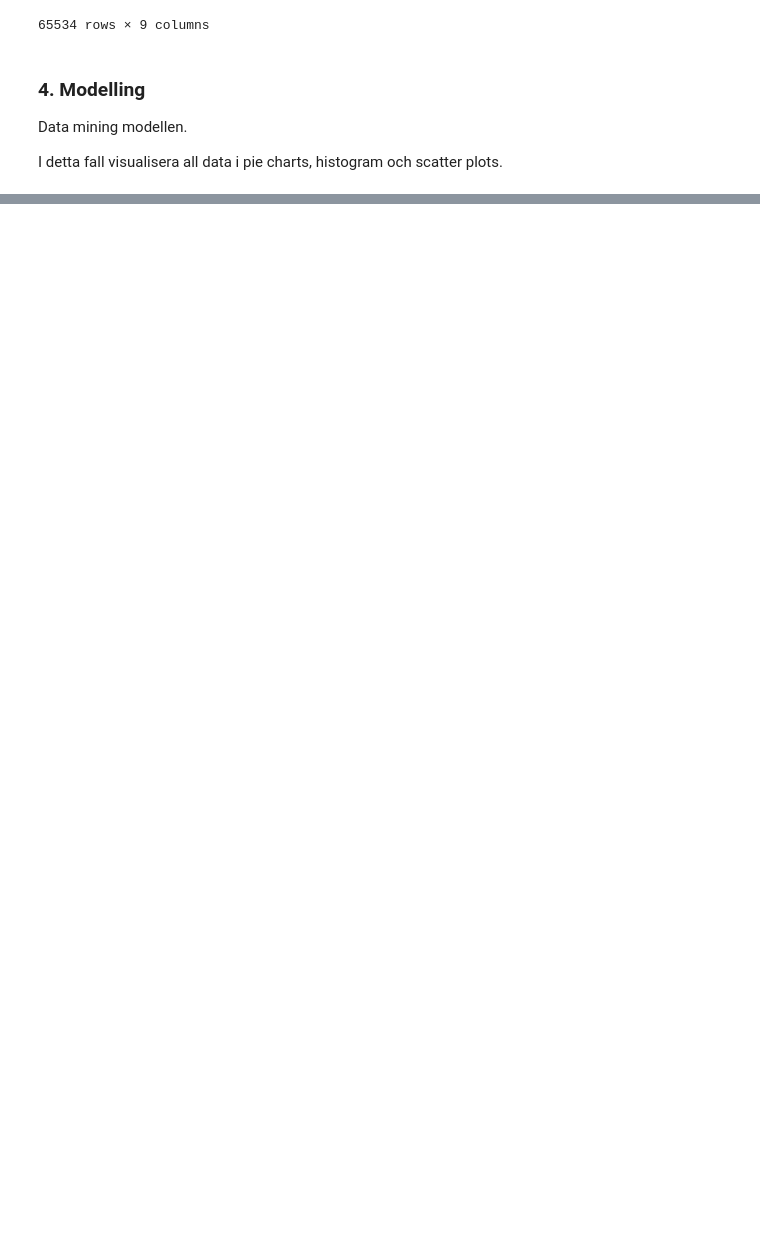
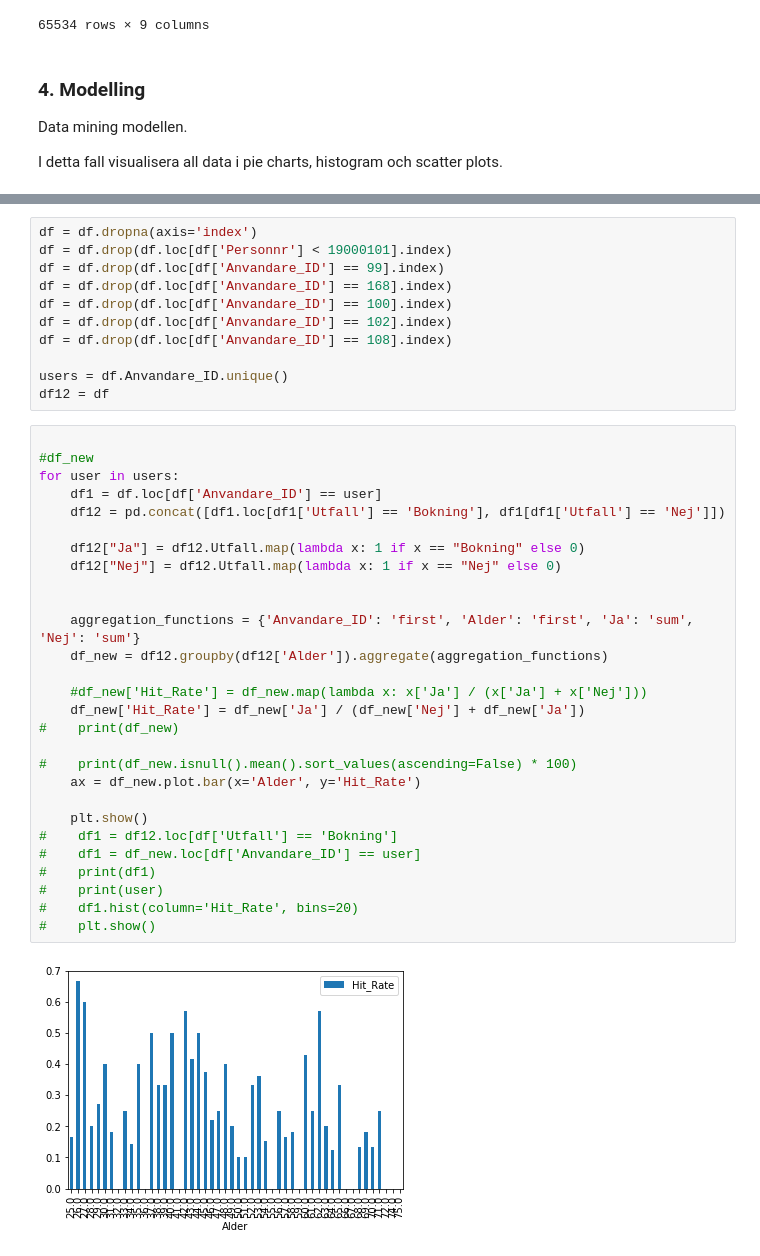
Before and after one commit to thejool/c-uppsats, a Jupyter notebook: Iteration1.ipynb, the cells around one changed output, grey strips where cells are left out. Drawn from its saved outputs; the diff is of its cells as text; blank space fills up the shorter version.

```diff
--- a/Iteration1.ipynb
+++ b/Iteration1.ipynb
@@ -133,0 +196,41 @@ Name: Postadress_ort, Length: 96, dtype: int64
+# %%
+df = df.dropna(axis='index')
+df = df.drop(df.loc[df['Personnr'] < 19000101].index)
+df = df.drop(df.loc[df['Anvandare_ID'] == 99].index)
+df = df.drop(df.loc[df['Anvandare_ID'] == 168].index)
+df = df.drop(df.loc[df['Anvandare_ID'] == 100].index)
+df = df.drop(df.loc[df['Anvandare_ID'] == 102].index)
+df = df.drop(df.loc[df['Anvandare_ID'] == 108].index)
+
+users = df.Anvandare_ID.unique()
+df12 = df
+# %%
+
+#df_new
+for user in users:
+    df1 = df.loc[df['Anvandare_ID'] == user]
+    df12 = pd.concat([df1.loc[df1['Utfall'] == 'Bokning'], df1[df1['Utfall'] == 'Nej']])
+
+    df12["Ja"] = df12.Utfall.map(lambda x: 1 if x == "Bokning" else 0)
+    df12["Nej"] = df12.Utfall.map(lambda x: 1 if x == "Nej" else 0)
+
+
+    aggregation_functions = {'Anvandare_ID': 'first', 'Alder': 'first', 'Ja': 'sum', 'Nej': 'sum'}
+    df_new = df12.groupby(df12['Alder']).aggregate(aggregation_functions)
+
+    #df_new['Hit_Rate'] = df_new.map(lambda x: x['Ja'] / (x['Ja'] + x['Nej']))
+    df_new['Hit_Rate'] = df_new['Ja'] / (df_new['Nej'] + df_new['Ja'])
+#    print(df_new)
+
+#    print(df_new.isnull().mean().sort_values(ascending=False) * 100)
+    ax = df_new.plot.bar(x='Alder', y='Hit_Rate')
+
+    plt.show()
+#    df1 = df12.loc[df['Utfall'] == 'Bokning']
+#    df1 = df_new.loc[df['Anvandare_ID'] == user]
+#    print(df1)
+#    print(user)
+#    df1.hist(column='Hit_Rate', bins=20)
+#    plt.show()
+# %% [output]
+[figure, added]
```
Also changed, not shown: parts of 9 cells of this notebook, 3 other files.
